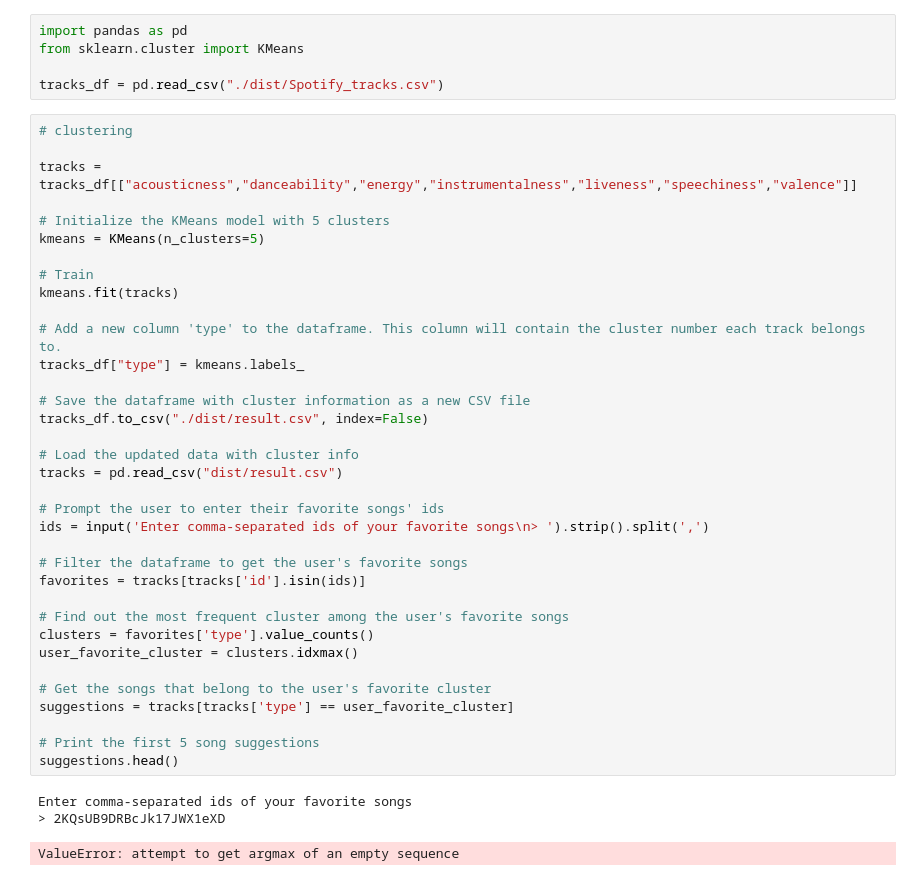
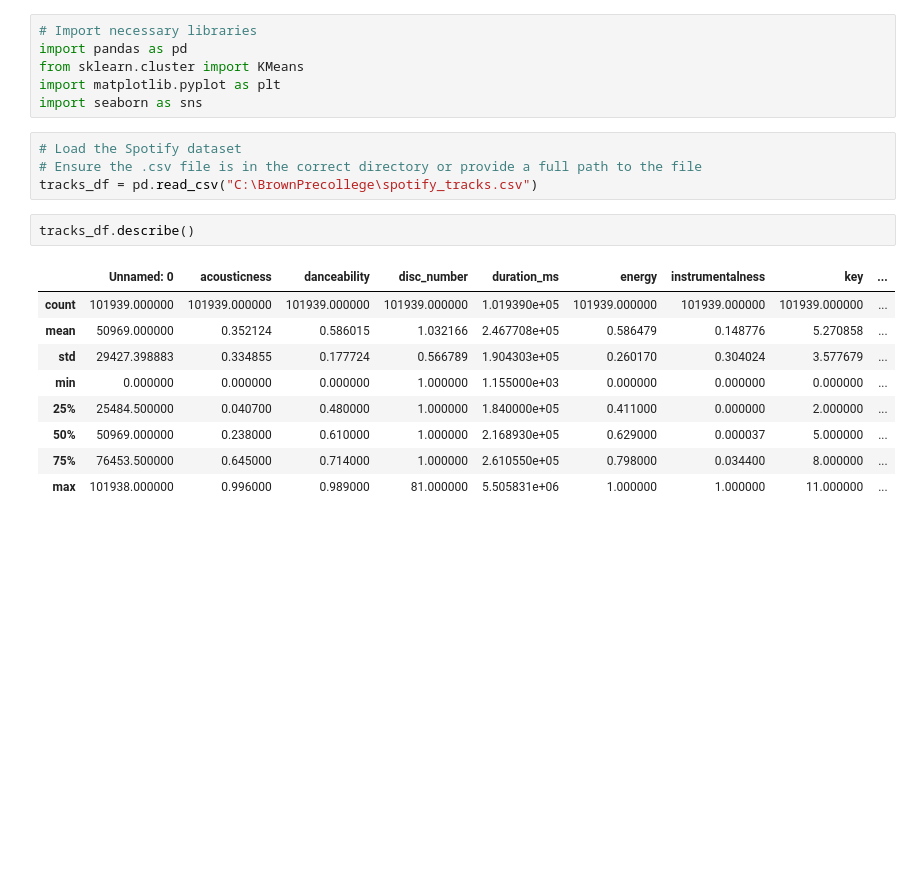
Before and after one commit to Elbert-Ainstein/Brown, a Jupyter notebook: Team6_Adv_Spotify_Engine.ipynb, the cells around one changed output. Saved outputs shown, nothing was run; the diff lists cells and outputs as text; blank space fills up the shorter version.

```diff
--- a/Team6_Adv_Spotify_Engine.ipynb
+++ b/Team6_Adv_Spotify_Engine.ipynb
@@ -1,44 +1,22 @@
-# %%
-import pandas as pd
-from sklearn.cluster import KMeans
-
-tracks_df = pd.read_csv("./dist/Spotify_tracks.csv")
-# %%
-# clustering
-
-tracks = tracks_df[["acousticness","danceability","energy","instrumentalness","liveness","speechiness","valence"]]
-
-# Initialize the KMeans model with 5 clusters
-kmeans = KMeans(n_clusters=5)
-
-# Train
-kmeans.fit(tracks)
-
-# Add a new column 'type' to the dataframe. This column will contain the cluster number each track belongs to.
-tracks_df["type"] = kmeans.labels_
-
-# Save the dataframe with cluster information as a new CSV file
-tracks_df.to_csv("./dist/result.csv", index=False)
-
-# Load the updated data with cluster info
-tracks = pd.read_csv("dist/result.csv")
-
-# Prompt the user to enter their favorite songs' ids
-ids = input('Enter comma-separated ids of your favorite songs\n> ').strip().split(',')
-
-# Filter the dataframe to get the user's favorite songs
-favorites = tracks[tracks['id'].isin(ids)]
-
-# Find out the most frequent cluster among the user's favorite songs
-clusters = favorites['type'].value_counts()
-user_favorite_cluster = clusters.idxmax()
-
-# Get the songs that belong to the user's favorite cluster
-suggestions = tracks[tracks['type'] == user_favorite_cluster]
-
-# Print the first 5 song suggestions
-suggestions.head()
-# %% [output]
-Enter comma-separated ids of your favorite songs
-> 2KQsUB9DRBcJk17JWX1eXD
-ValueError: attempt to get argmax of an empty sequence
+# %%
+# Import necessary libraries
+import pandas as pd
+from sklearn.cluster import KMeans
+import matplotlib.pyplot as plt
+import seaborn as sns
+# %%
+# Load the Spotify dataset
+# Ensure the .csv file is in the correct directory or provide a full path to the file
+tracks_df = pd.read_csv("C:\BrownPrecollege\spotify_tracks.csv")
+# %%
+tracks_df.describe()
+# %% [output]
+|  | Unnamed: 0 | acousticness | danceability | disc_number | duration_ms | energy | instrumentalness | key | ... |
+| count | 101939.000000 | 101939.000000 | 101939.000000 | 101939.000000 | 1.019390e+05 | 101939.000000 | 101939.000000 | 101939.000000 | ... |
+| mean | 50969.000000 | 0.352124 | 0.586015 | 1.032166 | 2.467708e+05 | 0.586479 | 0.148776 | 5.270858 | ... |
+| std | 29427.398883 | 0.334855 | 0.177724 | 0.566789 | 1.904303e+05 | 0.260170 | 0.304024 | 3.577679 | ... |
+| min | 0.000000 | 0.000000 | 0.000000 | 1.000000 | 1.155000e+03 | 0.000000 | 0.000000 | 0.000000 | ... |
+| 25% | 25484.500000 | 0.040700 | 0.480000 | 1.000000 | 1.840000e+05 | 0.411000 | 0.000000 | 2.000000 | ... |
+| 50% | 50969.000000 | 0.238000 | 0.610000 | 1.000000 | 2.168930e+05 | 0.629000 | 0.000037 | 5.000000 | ... |
+| 75% | 76453.500000 | 0.645000 | 0.714000 | 1.000000 | 2.610550e+05 | 0.798000 | 0.034400 | 8.000000 | ... |
+| max | 101938.000000 | 0.996000 | 0.989000 | 81.000000 | 5.505831e+06 | 1.000000 | 1.000000 | 11.000000 | ... |
```
Also changed, not shown: parts of 13 cells of this notebook.
